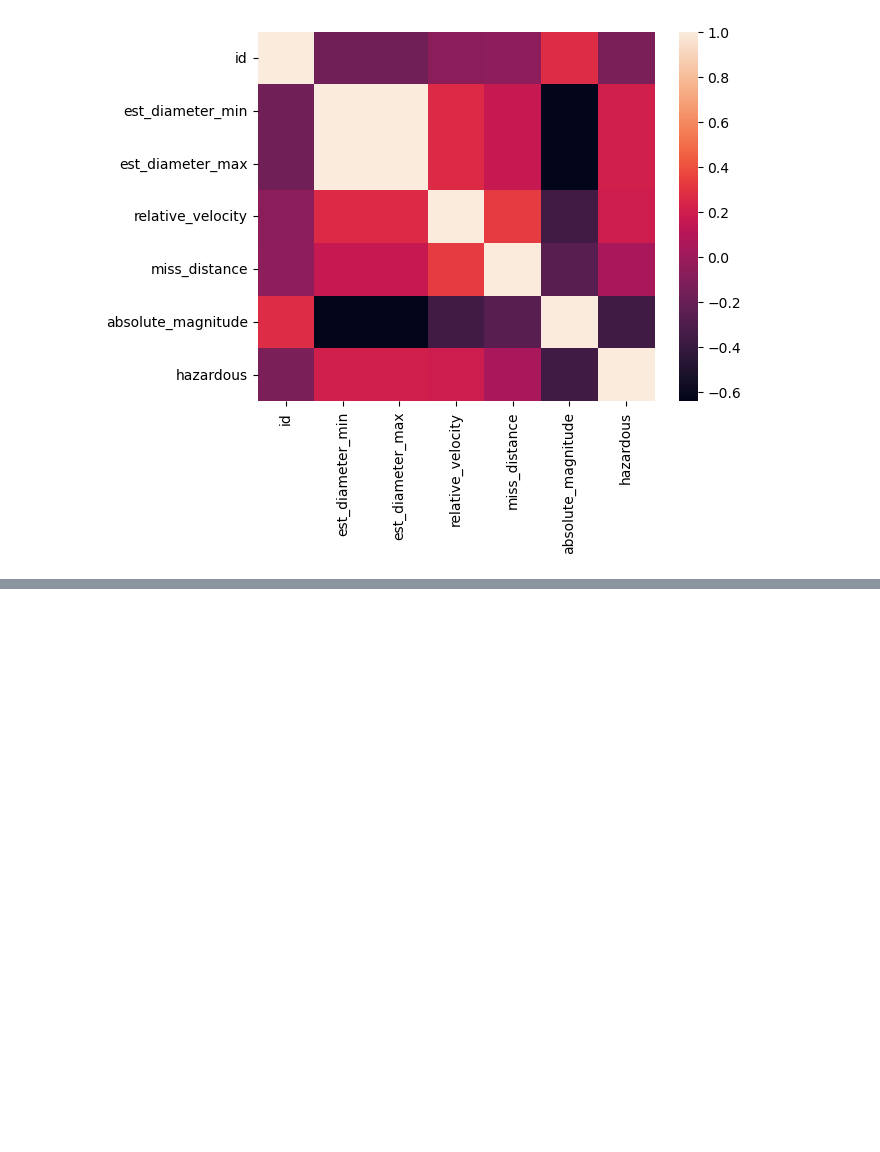
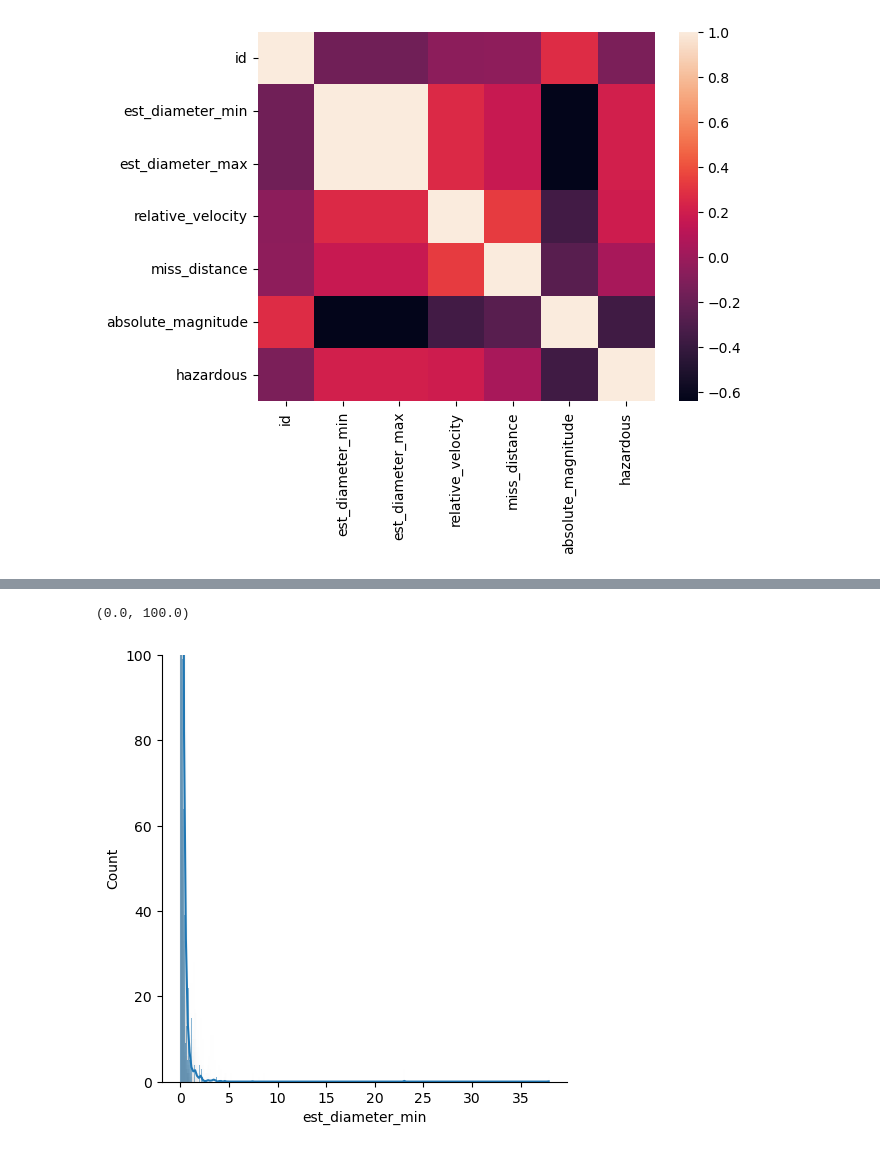
Before and after one commit to brandontnavarrete/nasa-neow, a Jupyter notebook: explore.ipynb, the cells around one changed output, grey strips where cells are left out. Drawn from its saved outputs; the diff is of its cells as text; code cells hidden in the pictures; blank space fills up the shorter version.

```diff
--- a/explore.ipynb
+++ b/explore.ipynb
@@ -191,0 +252,6 @@ heatmap(matrix)
+# %%
+sns.displot(data = safe.est_diameter_min,kde = 'line')
+plt.ylim(0,100)
+# %% [output]
+(0.0, 100.0)
+[figure, added]
```
Also changed, not shown: parts of 20 cells of this notebook.
